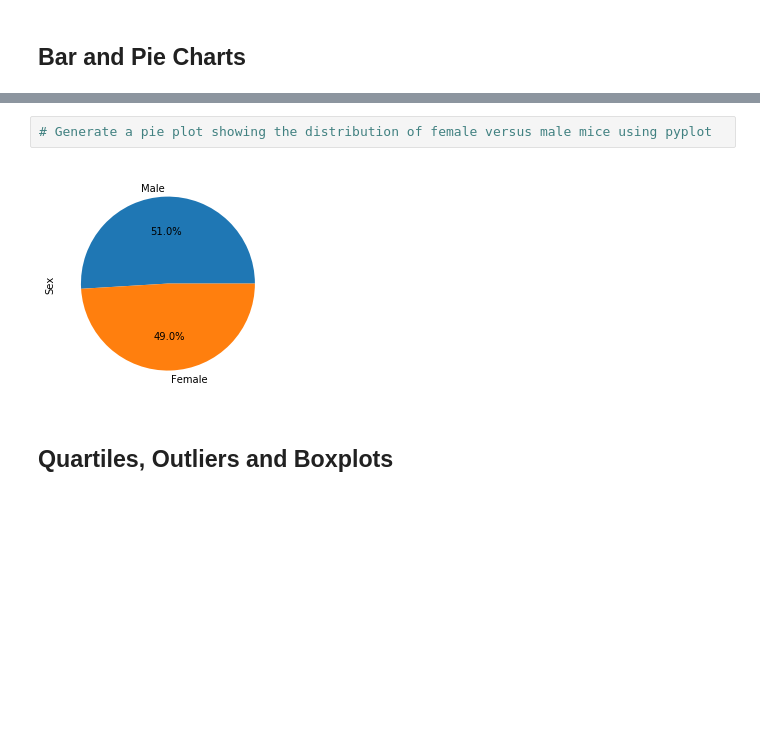
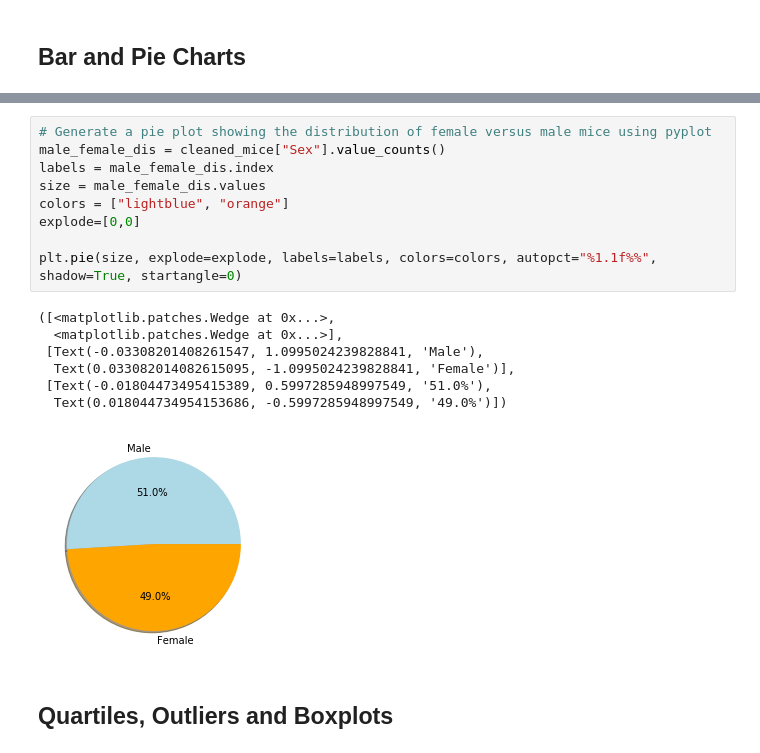
Before and after one commit to jmbruner37/5_matplotlib, a Jupyter notebook: Instructions/Pymaceuticals/Pymaceuticals_starter_with_outputs_JB.ipynb, the cells around one changed output, grey strips where cells are left out. Drawn from its saved outputs; the diff is of its cells as text; blank space fills up the shorter version.

```diff
--- a/Instructions/Pymaceuticals/Pymaceuticals_starter_with_outputs_JB.ipynb
+++ b/Instructions/Pymaceuticals/Pymaceuticals_starter_with_outputs_JB.ipynb
@@ -135,7 +174,20 @@ AttributeError: 'SeriesGroupBy' object has no attribute 'variance'
 # %%
 # Generate a pie plot showing the distribution of female versus male mice using pyplot
+male_female_dis = cleaned_mice["Sex"].value_counts()
+labels = male_female_dis.index
+size = male_female_dis.values
+colors = ["lightblue", "orange"]
+explode=[0,0]
+
+plt.pie(size, explode=explode, labels=labels, colors=colors, autopct="%1.1f%%", shadow=True, startangle=0)
 # %% [output]
+([<matplotlib.patches.Wedge at 0x...>,
+  <matplotlib.patches.Wedge at 0x...>],
+ [Text(-0.03308201408261547, 1.0995024239828841, 'Male'),
+  Text(0.033082014082615095, -1.0995024239828841, 'Female')],
+ [Text(-0.01804473495415389, 0.5997285948997549, '51.0%'),
+  Text(0.018044734954153686, -0.5997285948997549, '49.0%')])
-[figure, old version]
+[figure, new version]
 # %% [markdown]
 ## Quartiles, Outliers and Boxplots
 # %%
```
Also changed, not shown: parts of 4 cells of this notebook.
